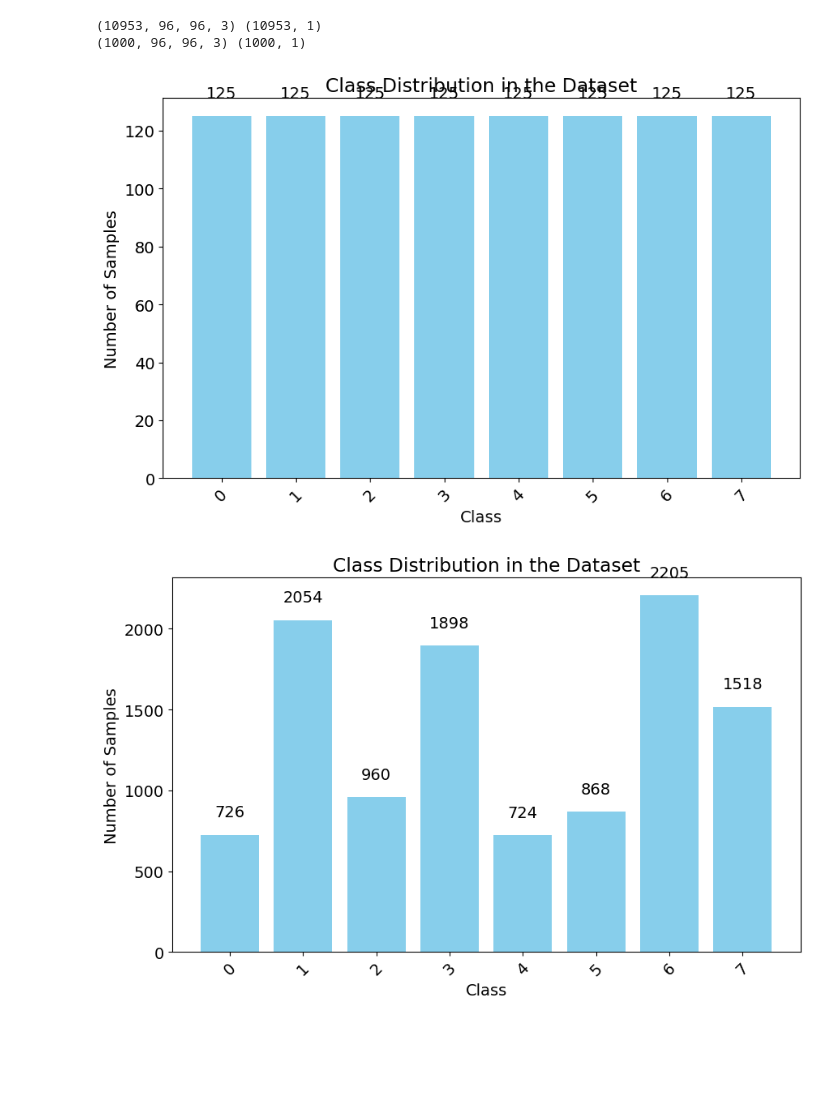
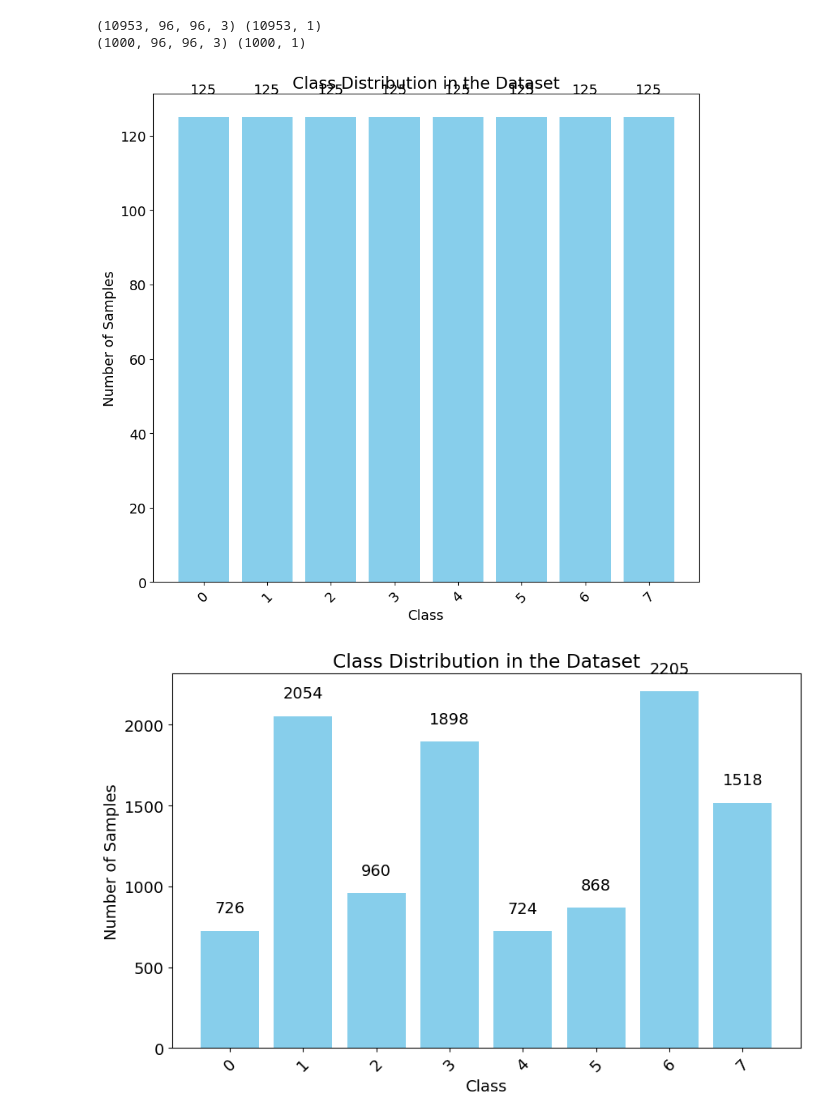
Before and after one commit to giovannaloro/AN2DL_PROJECT_2024_M2G, a Jupyter notebook: code/g_a.ipynb, the cells around one changed output. Drawn from its saved outputs; the diff is of its cells as text; code cells hidden in the pictures; blank space fills up the shorter version.

```diff
--- a/code/g_a.ipynb
+++ b/code/g_a.ipynb
@@ -147,6 +142,11 @@ plt.show()
 from sklearn.model_selection import train_test_split
 
 X_train, X_val, y_train, y_val = [], [], [], []
+
+#shuffle X and y
+indices = np.random.permutation(len(X))
+X = X[indices]
+y = y[indices]
 
 # Select exactly 'n' instances per class for validation
 n = 125  # Set the number of validation instances per class
@@ -190,25 +190,25 @@ print(X_val.shape, y_val.shape)
 # %%
 # Count occurrences of each class
 classes, counts = np.unique(y_val, return_counts=True)
 
 # Create a bar plot to show class distribution
-plt.figure(figsize=(10, 6))
+plt.figure(figsize=(10, 9))
 plt.bar(classes.astype(str), counts, color='skyblue')
 
 # Add labels and title
 plt.xlabel('Class')
 plt.ylabel('Number of Samples')
 plt.title('Class Distribution in the Dataset')
 
 # Optionally, add the count value above each bar
 for i in range(len(classes)):
     plt.text(classes[i], counts[i] + 0.05 * max(counts), str(counts[i]), ha='center')
 
 # Show the plot
 plt.xticks(rotation=45)  # Rotate the x-axis labels if needed
 plt.show()
 # %% [output]
-[figure, old version]
+[figure, new version]
 # %%
 # Count occurrences of each class
 classes, counts = np.unique(y_train, return_counts=True)
```
Also changed, not shown: parts of 13 cells of this notebook.
